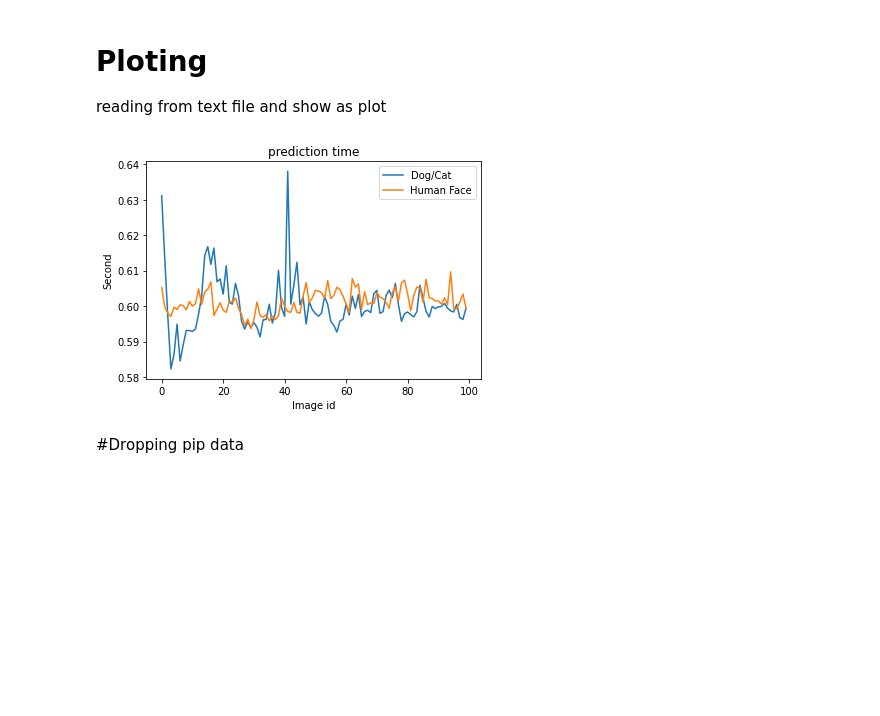
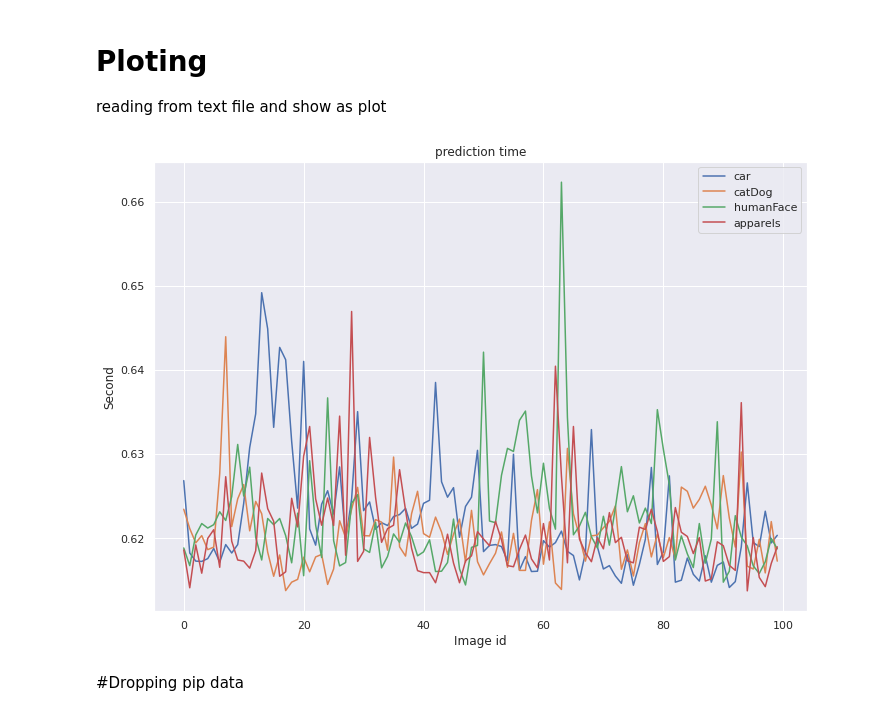
Before and after one commit to mahdi943/VGG16, a Jupyter notebook: Time-Analyses-VGG16.ipynb, the cells around one changed output. Saved outputs shown, nothing was run; the diff lists cells and outputs as text; code cells hidden in the pictures; blank space fills up the shorter version.

```diff
--- a/Time-Analyses-VGG16.ipynb
+++ b/Time-Analyses-VGG16.ipynb
@@ -61,8 +61,7 @@ Non-trainable params: 0
 _________________________________________________________________
 None
 # %%
-folder = '/content/drive/MyDrive/Mahdi PhD/Papers/Code/image1/'
-folder2 = '/content/drive/MyDrive/Mahdi PhD/Papers/Code/image2/'
+folder = '/content/drive/MyDrive/Mahdi PhD/Papers/Code/images/'
 # %%
 from tensorflow.keras.preprocessing import image
 from tensorflow.keras.applications.vgg16 import preprocess_input,decode_predictions
@@ -70,12 +69,14 @@ import numpy as np
 import random
 
 i = random.randint(2,97)
-# img_path = "/content/drive/MyDrive/Mahdi PhD/Papers/Code/Image/image-1.jpg"
-#There is an interpolation method to match the source size with the target size
-#image loaded in PIL (Python Imaging Library)
+j = random.randint(0,3)
+category = ['car', 'catDog','humanFace','apparels']
+categoryImagePath =[]
+for item in category:
+  path = folder + item + '/'
+  categoryImagePath.append(path)
 
-
-filename = folder + 'image- (' + str(i+1) + ').jpg'
+filename = folder + category[j] +'/image- (' + str(i+1) + ').jpg'
 img = image.load_img(filename,color_mode='rgb', target_size=(100, 100, 3))
 display(img)
 # %% [output]
@@ -83,2 +88,4 @@ display(img)
+# %%
+runNum = 5
 # %%
 import time
@@ -174,39 +141,33 @@ reading from text file and show as plot
 # %%
 import os
 import matplotlib.pyplot as plt
 
 
-f1 = open('/content/drive/MyDrive/Mahdi PhD/Papers/Code/aveTime2.txt', 'r')
-f2 = open('/content/drive/MyDrive/Mahdi PhD/Papers/Code/aveTimeFace2.txt', 'r')
+f = []
+prTime = []
+allTimeArr = []
+txtAveFilePathList = []
 
-
-prTime1 = f1.read()
-prTime1 = prTime1[1:len(prTime1)-1].split(',')
-listTime =[]
-for item in prTime1 :
-  temp = float(item)
-  listTime.append(temp)
-
-
-prTime2 = f2.read()
-prTime2 = prTime2[1:len(prTime2)-1].split(',')
-listTime2 =[]
-for item in prTime2 :
-  temp = float(item)
-  listTime2.append(temp)
-
-plt.plot(listTime, label='Dog/Cat')
-plt.plot(listTime2, label='Human Face')
+for allCat in range(len(category)):
+  txtPath = '/content/drive/MyDrive/Mahdi PhD/Papers/Code/Result/'+ str(runNum)+'_Run/'+category[allCat]+'.txt'
+  txtAveFilePathList.append(txtPath)
+  f.append(open(txtAveFilePathList[allCat],'r'))
+  prTime.append(f[allCat].read())
+  prTime[allCat] = prTime[allCat][1:len(prTime[allCat])-1].split(',')
+  listTime =[]
+  for item in prTime[allCat] :
+    temp = float(item)
+    listTime.append(temp)
+  allTimeArr.append(listTime)
+  plt.plot(listTime, label=category[allCat])
+  f[allCat].close()
 
 plt.xlabel("Image id")
 plt.ylabel("Second")
-f1.close()
-f2.close()
-
 plt.title('prediction time')
 plt.legend()
 plt.show()
 # %% [output]
-[figure, old version]
+[figure, new version]
 # %% [markdown]
 #Dropping pip data
```
Also changed, not shown: parts of 9 cells of this notebook.
